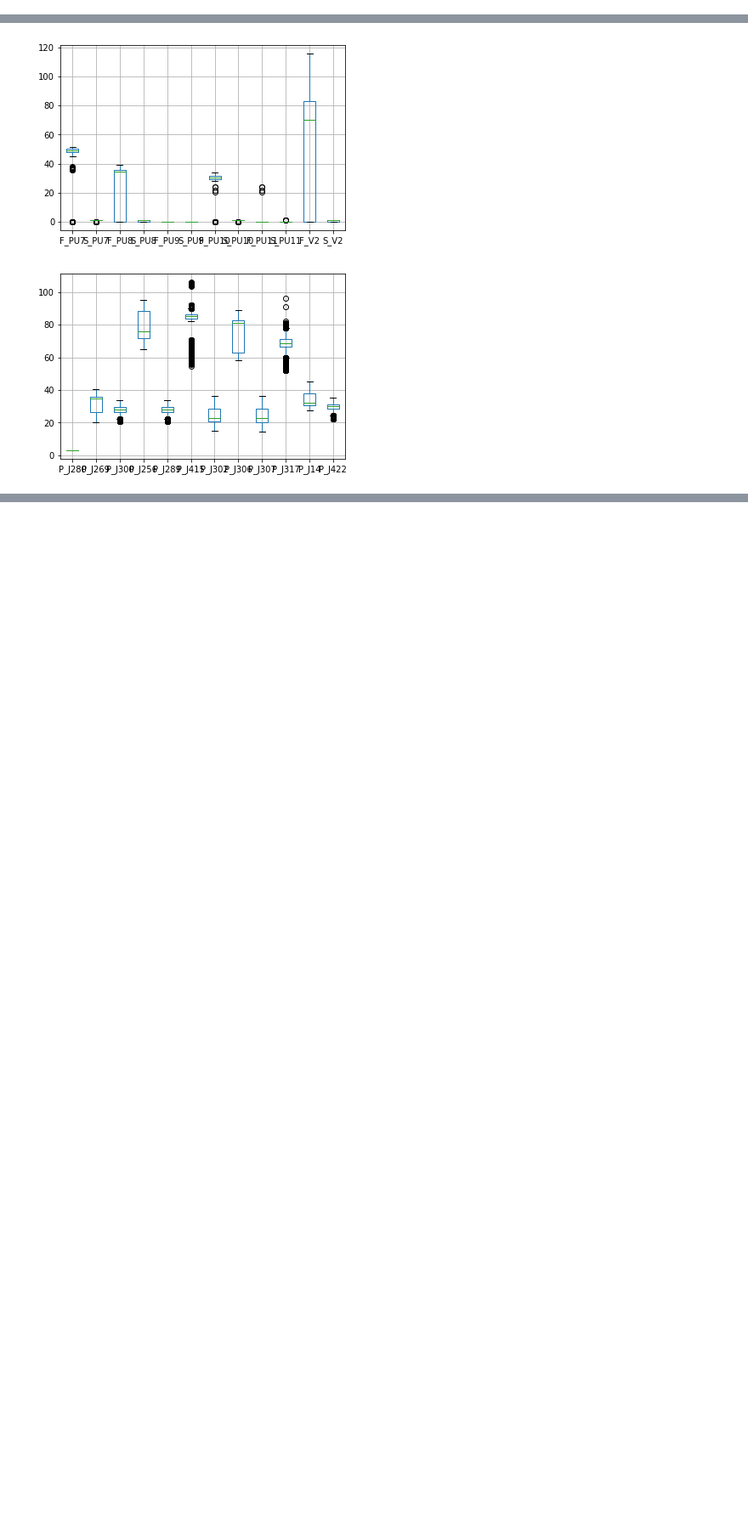
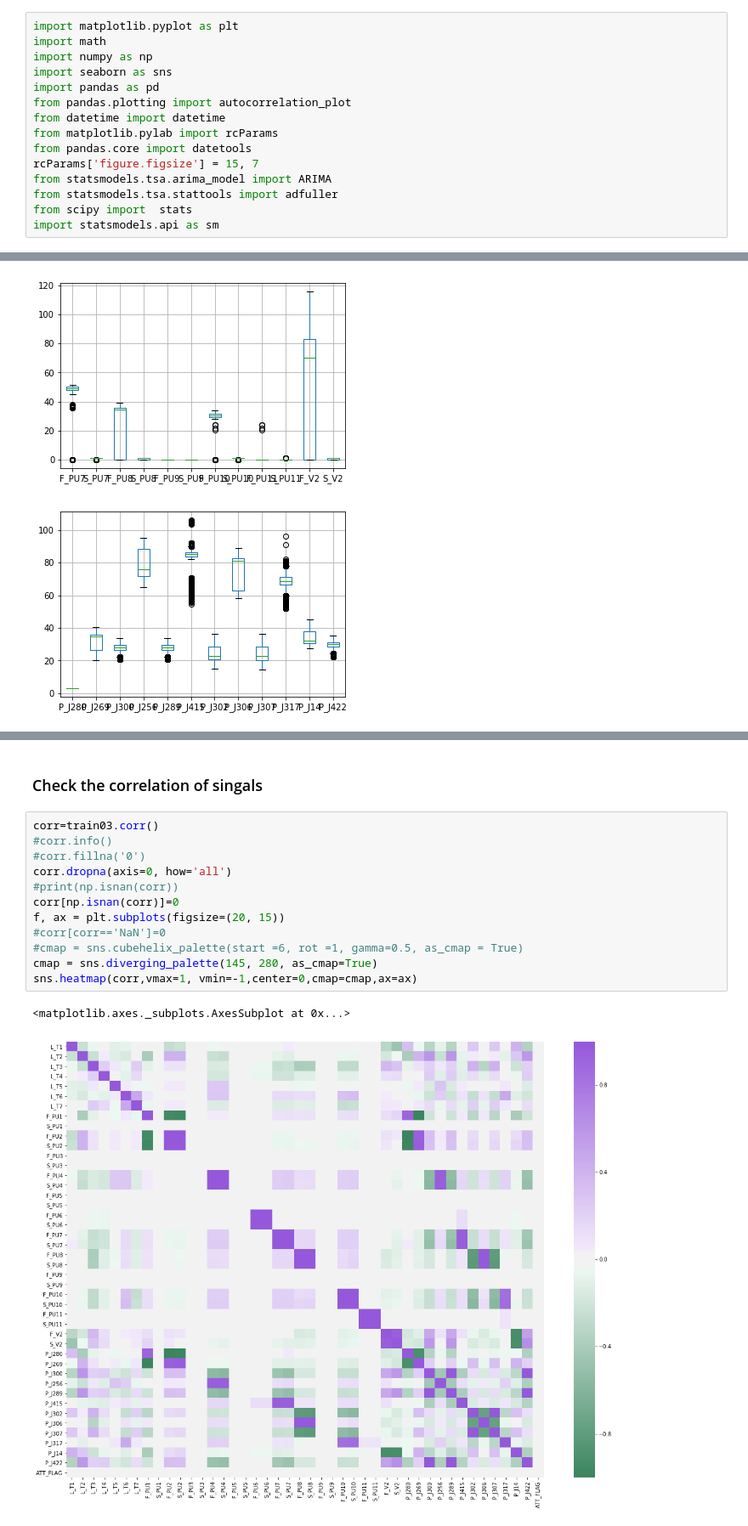
Before and after one commit to ZincW/CDA_Lab_Group6, a Jupyter notebook: Lab2- Anomaly Detection/FamilarizationPart.ipynb, the cells around one changed output, grey strips where cells are left out. Shown at 85% size. Saved outputs shown, nothing was run; the diff lists cells and outputs as text; blank space fills up the shorter version.

```diff
--- a/Lab2- Anomaly Detection/FamilarizationPart.ipynb
+++ b/Lab2- Anomaly Detection/FamilarizationPart.ipynb
@@ -6,3 +5,18 @@ import pandas as pd
+# %%
+import matplotlib.pyplot as plt
+import math
+import numpy as np
+import seaborn as sns
+import pandas as pd
+from pandas.plotting import autocorrelation_plot
+from datetime import datetime
+from matplotlib.pylab import rcParams
+from pandas.core import datetools
+rcParams['figure.figsize'] = 15, 7
+from statsmodels.tsa.arima_model import ARIMA
+from statsmodels.tsa.stattools import adfuller
+from scipy import  stats
+import statsmodels.api as sm
 # %%
 ##################################################
 #               LOAD DATA                        #
@@ -63,0 +120,17 @@ plt.show()
+# %% [markdown]
+### Check the correlation of singals
+# %%
+corr=train03.corr()
+#corr.info()
+#corr.fillna('0')
+corr.dropna(axis=0, how='all')
+#print(np.isnan(corr))
+corr[np.isnan(corr)]=0
+f, ax = plt.subplots(figsize=(20, 15))
+#corr[corr=='NaN']=0
+#cmap = sns.cubehelix_palette(start =6, rot =1, gamma=0.5, as_cmap = True)
+cmap = sns.diverging_palette(145, 280, as_cmap=True)
+sns.heatmap(corr,vmax=1, vmin=-1,center=0,cmap=cmap,ax=ax)
+# %% [output]
+<matplotlib.axes._subplots.AxesSubplot at 0x...>
+[figure, added]
```
Also changed, not shown: parts of 12 cells of this notebook, 6 other files.
